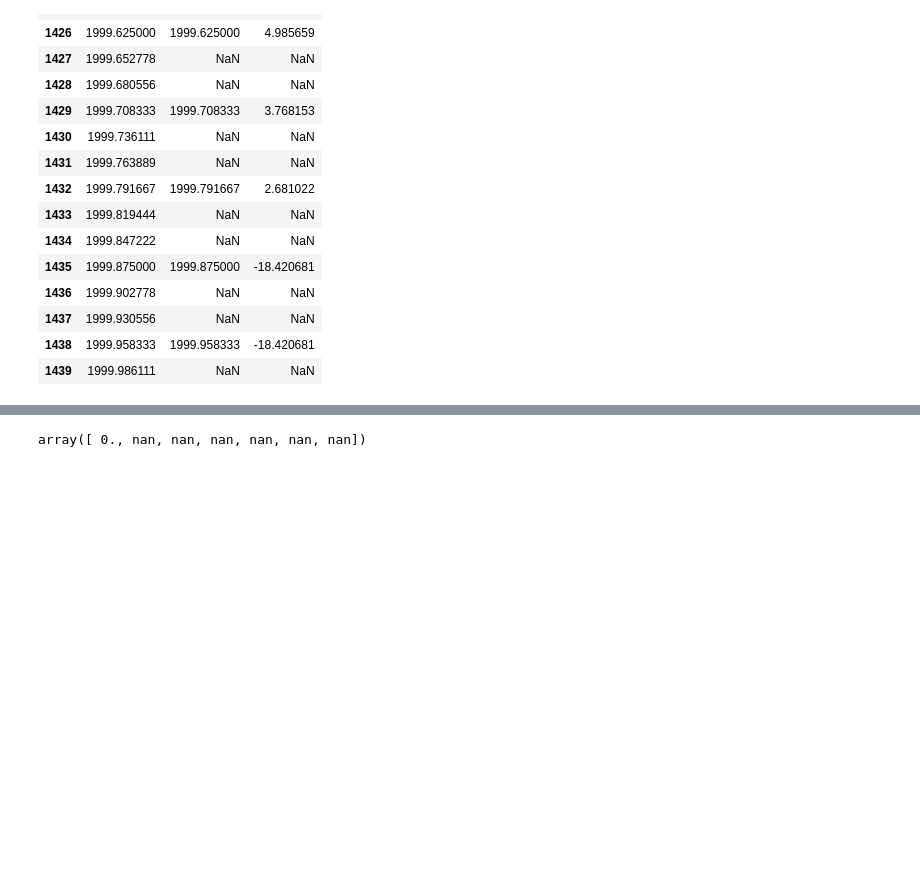
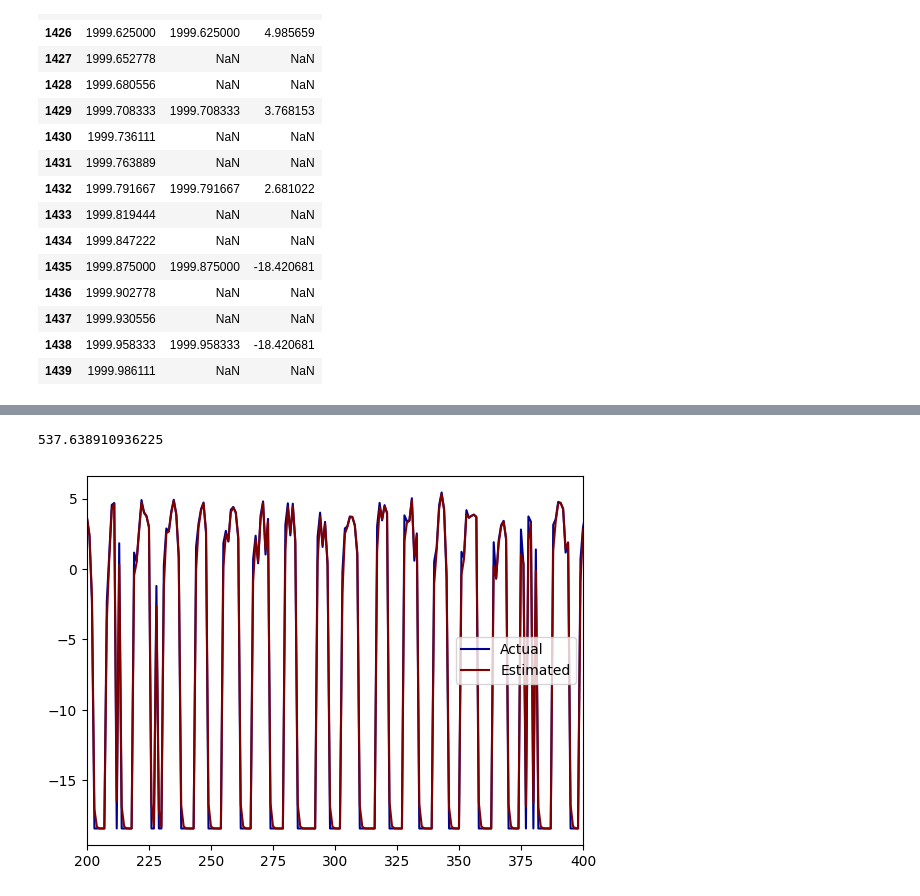
Before and after one commit to atjhin/lund-university, a Jupyter notebook: MASM17/FinalProject.ipynb, the cells around one changed output, grey strips where cells are left out. Saved outputs shown, nothing was run; the diff lists cells and outputs as text; code cells hidden in the pictures; blank space fills up the shorter version.

```diff
--- a/MASM17/FinalProject.ipynb
+++ b/MASM17/FinalProject.ipynb
@@ -187,4 +252,61 @@ plt.show()
-# %%
-Xsave[0][:7]
-# %% [output]
-array([ 0., nan, nan, nan, nan, nan, nan])
+# %%
+# Using log transformed data perform kalman gain to get the AR(1) coefficient
+N = len(y)
+a1 = 10   # Value of A1 parameter
+# A = [[a1, 0, 0], [0, a1, 0],[0,0,a1]]
+A = np.eye(3)
+Re = 1000 * np.eye(3)   #   How fast changes of estimates are reflected. Since y_t = x_t + x_t-1 + x_t-2 exactly, we have to use big values of Re to see this.
+Rw = 100    # How noisy the estimate will be
+
+Rxx1 = 10 * np.eye(3)    # How confident we are with initial states
+xtt1 = np.array([y[0]/3]*3)    # Set initial states as the first value of rain/3
+# xtt1 = np.array([0]*3)    # Set initial states as 0
+
+Xsave = np.zeros((3, N))
+ehat = np.zeros(N)
+yhat = np.zeros(N)
+y1 = copy.deepcopy(y)
+
+for t in range(1, N):
+    # print(f'xtt1: {xtt1}')
+    Ct = np.array([1,1/a1,1/a1**2]).reshape(1, -1)
+    # print(f'Ct: {Ct}')
+    Ryy = np.dot(np.dot(Ct, Rxx1), Ct.T) + Rw
+    # print(np.dot(Ct, Rxx1))
+    # print(f'Ryy: {Ryy}')
+    Kt = np.dot(np.dot(Rxx1, Ct.T), np.linalg.inv(Ryy))
+    # print(f'Kt: {Kt}')
+    yhat[t] = np.dot(Ct, xtt1).item()
+    # print(f'yhat_t: {yhat[t]}')
+
+    # if np.isnan(y[t]):
+    #     # print('y[t] is nan')
+    #     Xsave[:,t] = xtt1
+    #     Rxx = Rxx1
+    #     y1[t] = yhat[t]
+    # else:
+
+    ehat[t] = y[t] - yhat[t]
+    # print(np.dot(Kt, ehat[t]))
+    Xsave[:,t] = xtt1 + np.dot(Kt, ehat[t]).T
+    Rxx = Rxx1 - np.dot(np.dot(Kt, Ryy), Kt.T)
+
+    xtt1 = np.dot(A, Xsave[:,t])
+    # print(f'xtt: {Xsave[:,t]}')
+    Rxx1 = np.dot(np.dot(A, Rxx), A.T) + Re
+    # print(f'Rxx: {Rxx}')
+    # print(f'Rxx1: {Rxx1}')
+    # Xsave[:, t] = xtt.flatten()
+
+# Plot the estimated ar coeffecient
+# plt.plot(Xsave[0], color='darkblue', label='Estimated coefficient')
+# plt.axhline(Xsave[0][-1], color='maroon', linestyle='dotted', label='Last estimated coefficient')
+plt.plot(y[:-1], color='darkblue', label='Actual')
+plt.plot(yhat[1:], color='maroon', label='Estimated')
+plt.xlim(200, 400)
+plt.legend()
+print(sum(np.square(np.subtract(y[:-1],yhat[1:]))))
+plt.show()
+# %% [output]
+537.638910936225
+[figure, added]
```
Also changed, not shown: parts of 27 cells of this notebook, 2 other files.
